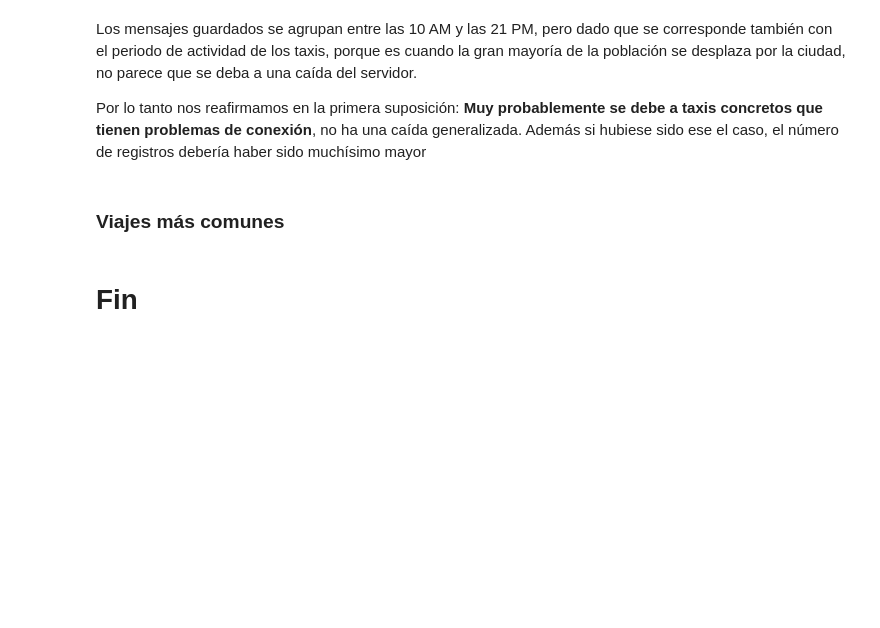
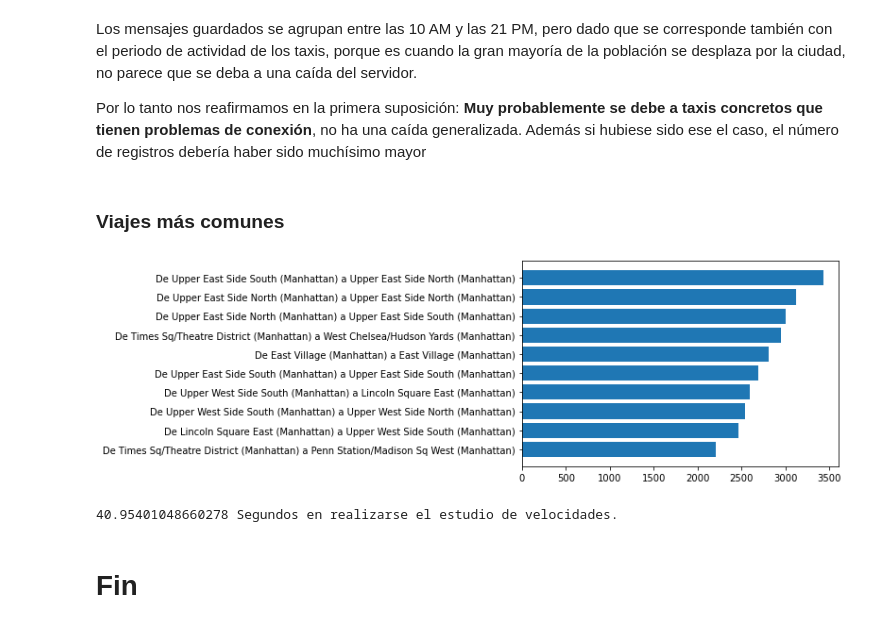
Before and after one commit to Patataman/PySpark, a Jupyter notebook: practicosa.ipynb, the cells around one changed output. Cells and saved outputs as stored; diff of their text form; code cells hidden in the pictures; blank space fills up the shorter version.

Commit message:
Viajes mas comunes

```diff
--- a/practicosa.ipynb
+++ b/practicosa.ipynb
@@ -357,3 +514,18 @@ Por lo tanto nos reafirmamos en la primera suposición: **Muy probablemente se d
+# %%
+grafica=viajes_ordenados.take(10)
+x,y=[],[]
+for i in grafica:
+    x.append(i[0]),y.append(i[1])
+t1viajesComunes=time()
+plt.figure()
+plt.barh(x,y)
+plt.gca().invert_yaxis()
+# %% [output]
+[figure, added]
+# %%
+print(t1-t0+t1viajesComunes-t0viajesComunes,"Segundos en realizarse el estudio de velocidades.")
+# %% [output]
+40.95401048660278 Segundos en realizarse el estudio de velocidades.
 # %% [markdown]
 # Fin
 # %%
```
Also changed, not shown: parts of 15 cells of this notebook.
